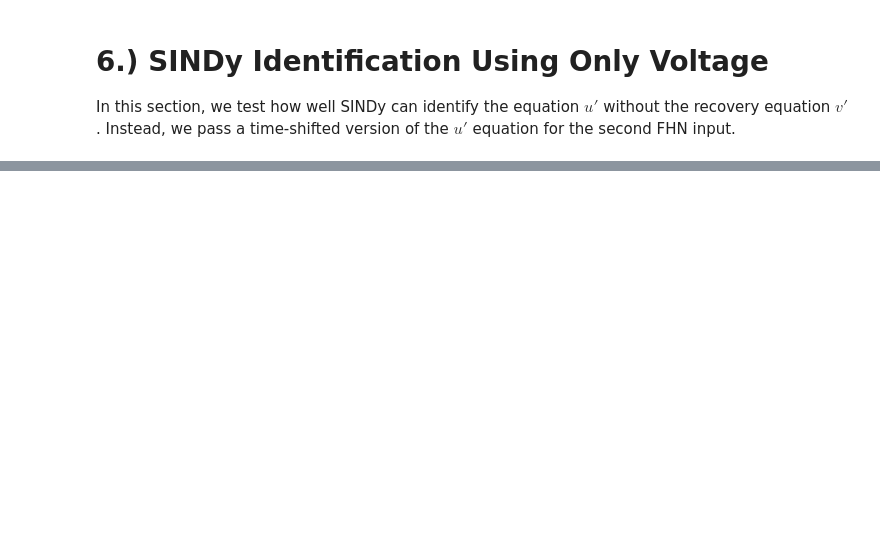
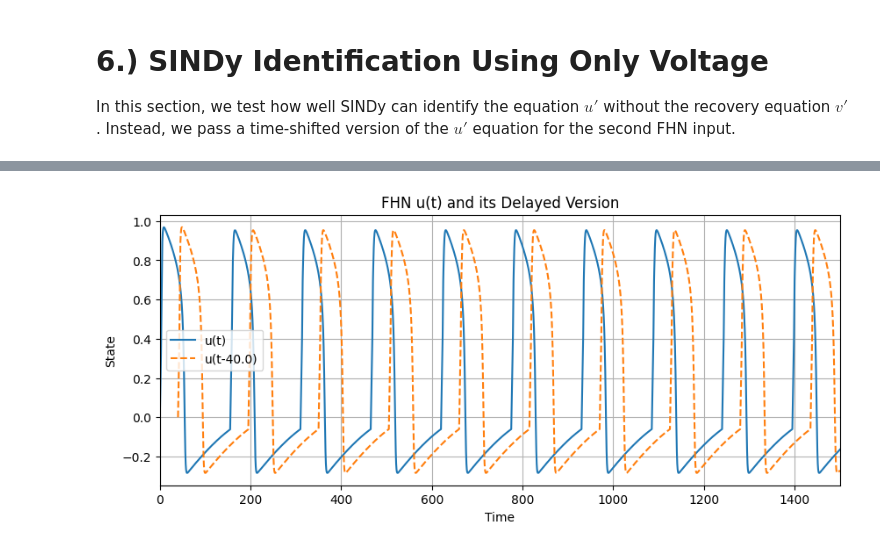
Before and after one commit to cswelch/SINDy-for-Cardiac-Electrophysiology, a Jupyter notebook: SINDy_non_autonomous_test.ipynb, the cells around one changed output, grey strips where cells are left out. Cells and saved outputs as stored; diff of their text form; code cells hidden in the pictures; blank space fills up the shorter version.

Commit message:
Changes to tau handling and in-progress testing for changes to delay shift.

```diff
--- a/SINDy_non_autonomous_test.ipynb
+++ b/SINDy_non_autonomous_test.ipynb
@@ -664,0 +691,27 @@ v' = -0.10000 u + -1.00000 v + 1.10000 u^2 + -1.00000 u^3 + 1.00000 f_td
+# %%
+# Extract u from the FHN solution
+u_fhn = states_fhn[:, 0]
+
+# Define the delay
+tau = 40.0
+
+# Calculate the shift in indices
+shift_indices = int(tau / dt)
+
+# Create the delayed u array
+u_delayed = np.full_like(u_fhn, np.nan)
+u_delayed[shift_indices:] = u_fhn[:-shift_indices]
+
+# Plot the results
+plt.figure(figsize=(10, 4))
+plt.plot(t_fhn, u_fhn, label='u(t)')
+plt.plot(t_fhn, u_delayed, label=f'u(t-{tau})', linestyle='--')
+plt.xlabel('Time')
+plt.ylabel('State')
+plt.title('FHN u(t) and its Delayed Version')
+plt.legend()
+plt.grid(True)
+plt.xlim(0, 1500) # Zoom in to see the effect
+plt.show()
+# %% [output]
+[figure, added]
```
Also changed, not shown: parts of 5 cells of this notebook, 1 other file.
